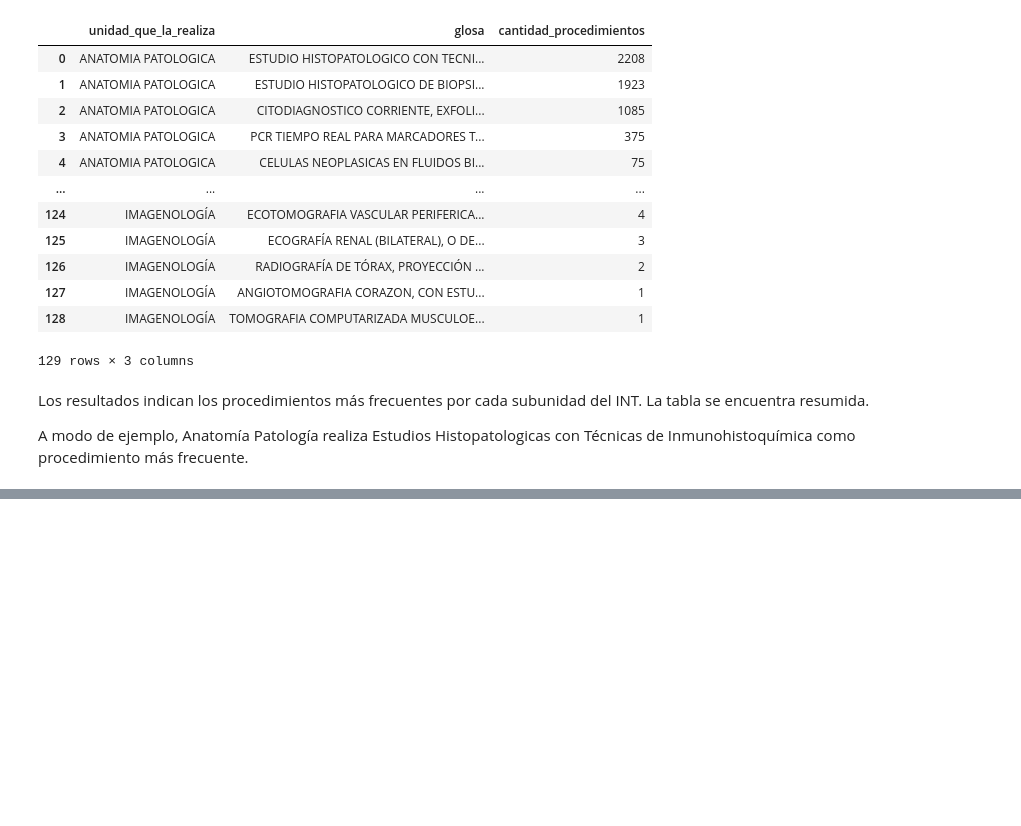
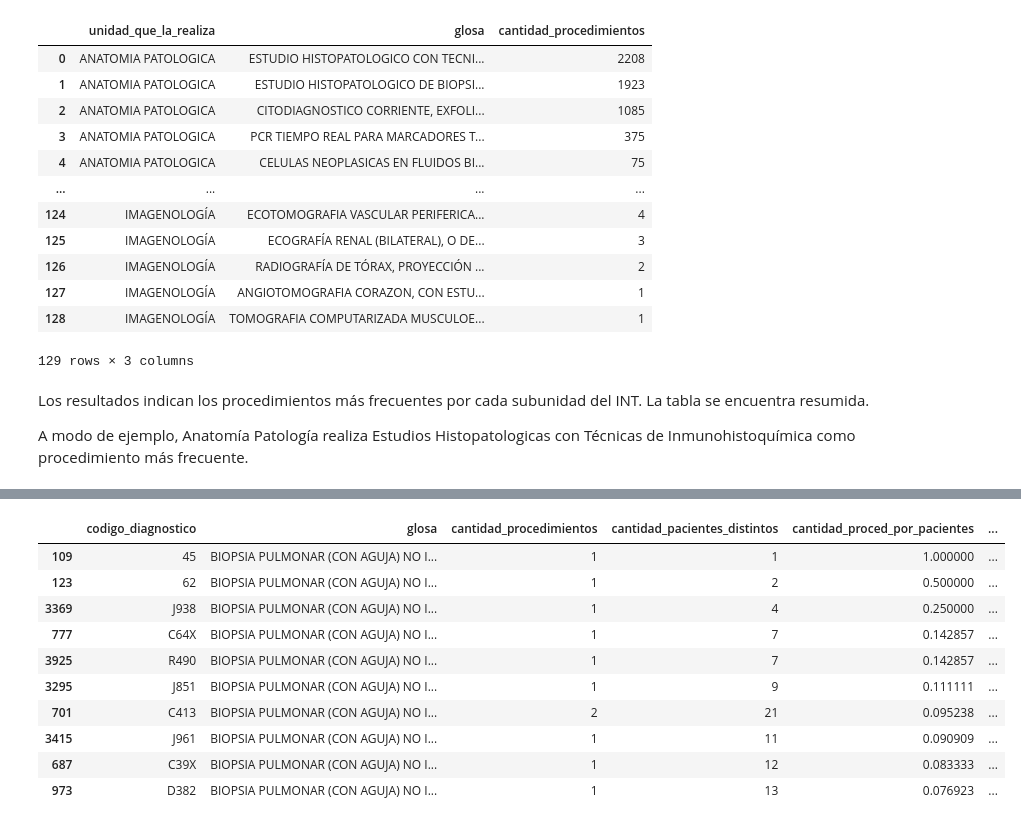
Before and after one commit to JavierRojas14/int-ambulatorio, a Jupyter notebook: notebooks/2.0-jrb-time-series-analysis.ipynb, the cells around one changed output, grey strips where cells are left out. Drawn from its saved outputs; the diff is of its cells as text; code cells hidden in the pictures; blank space fills up the shorter version.

Commit message:
Exporta diags con mas proceds de bronco

```diff
--- a/notebooks/2.0-jrb-time-series-analysis.ipynb
+++ b/notebooks/2.0-jrb-time-series-analysis.ipynb
@@ -818,0 +826,28 @@ procedimientos_mas_frecuentes.to_excel(
+# %%
+PROCEDIMIENTOS_BRONCO = procedimientos_mas_frecuentes.query(
+    "unidad_que_la_realiza == 'BRONCOSCOPÍA'"
+).glosa.unique()
+# %%
+canasta_diags_con_bronco = cantidad_proceds_por_pacientes[
+    cantidad_proceds_por_pacientes["glosa"].isin(PROCEDIMIENTOS_BRONCO)
+]
+
+canasta_diags_con_bronco["glosa"] = canasta_diags_con_bronco["glosa"].str.strip()
+canasta_diags_con_bronco = canasta_diags_con_bronco.sort_values(
+    ["glosa", "cantidad_proced_por_pacientes", "cantidad_procedimientos"],
+    ascending=[True, False, False],
+)
+# %%
+canasta_diags_con_bronco.head(10)
+# %% [output]
+|  | codigo_diagnostico | glosa | cantidad_procedimientos | cantidad_pacientes_distintos | cantidad_proced_por_pacientes | ... |
+| 109 | 45 | BIOPSIA PULMONAR (CON AGUJA) NO I... | 1 | 1 | 1.000000 | ... |
+| 123 | 62 | BIOPSIA PULMONAR (CON AGUJA) NO I... | 1 | 2 | 0.500000 | ... |
+| 3369 | J938 | BIOPSIA PULMONAR (CON AGUJA) NO I... | 1 | 4 | 0.250000 | ... |
+| 777 | C64X | BIOPSIA PULMONAR (CON AGUJA) NO I... | 1 | 7 | 0.142857 | ... |
+| 3925 | R490 | BIOPSIA PULMONAR (CON AGUJA) NO I... | 1 | 7 | 0.142857 | ... |
+| 3295 | J851 | BIOPSIA PULMONAR (CON AGUJA) NO I... | 1 | 9 | 0.111111 | ... |
+| 701 | C413 | BIOPSIA PULMONAR (CON AGUJA) NO I... | 2 | 21 | 0.095238 | ... |
+| 3415 | J961 | BIOPSIA PULMONAR (CON AGUJA) NO I... | 1 | 11 | 0.090909 | ... |
+| 687 | C39X | BIOPSIA PULMONAR (CON AGUJA) NO I... | 1 | 12 | 0.083333 | ... |
+| 973 | D382 | BIOPSIA PULMONAR (CON AGUJA) NO I... | 1 | 13 | 0.076923 | ... |
```
Also changed, not shown: parts of 2 cells of this notebook.
